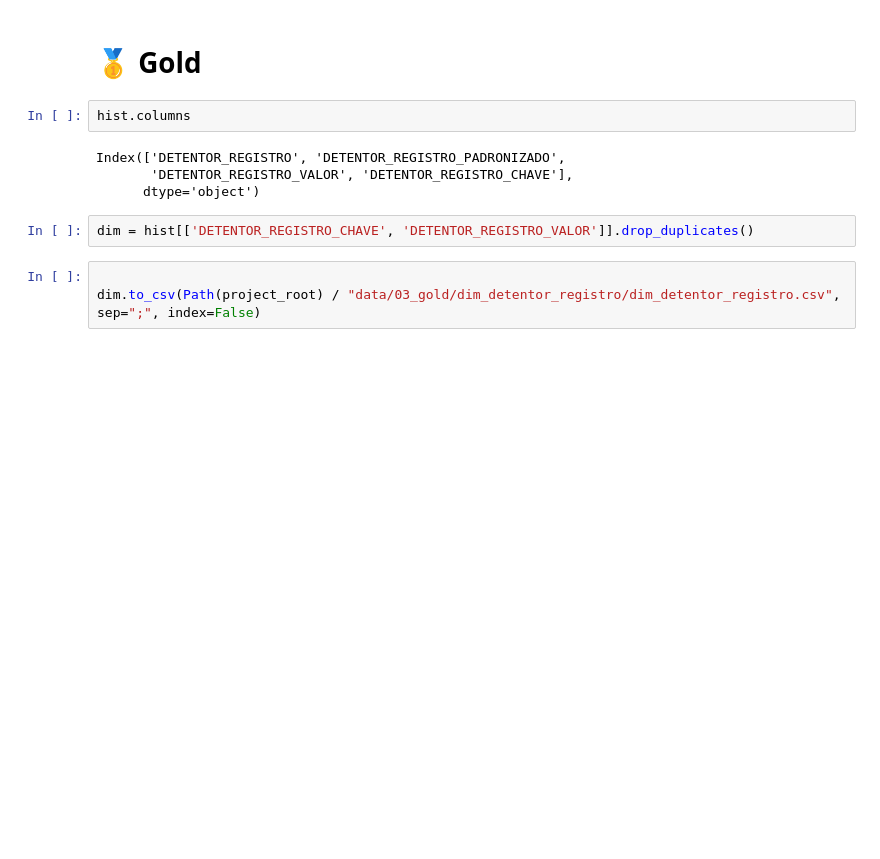
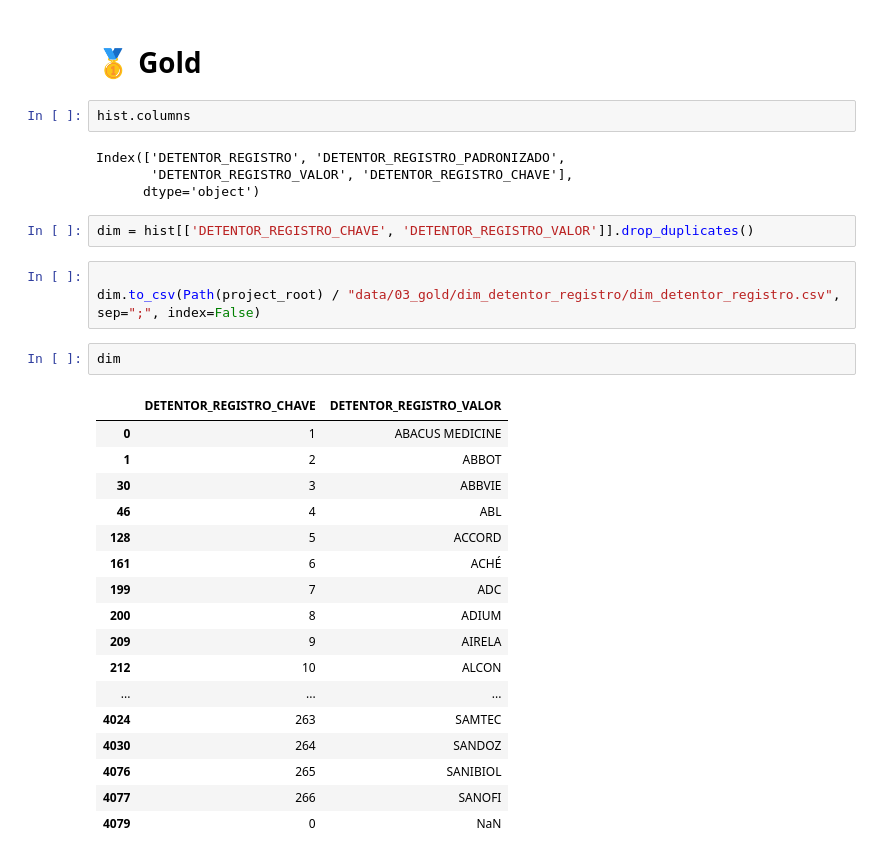
Before and after one commit to mlab-inf-ufrgs/vigimed, a Jupyter notebook: src/medicamentos/elt_dim_detentor_registro.ipynb, the cells around one changed output. Cells and saved outputs as stored; diff of their text form; blank space fills up the shorter version.

```diff
--- a/src/medicamentos/elt_dim_detentor_registro.ipynb
+++ b/src/medicamentos/elt_dim_detentor_registro.ipynb
@@ -107,3 +107,23 @@ dim = hist[['DETENTOR_REGISTRO_CHAVE', 'DETENTOR_REGISTRO_VALOR']].drop_duplicat
 # %%
 
 dim.to_csv(Path(project_root) / "data/03_gold/dim_detentor_registro/dim_detentor_registro.csv", sep=";", index=False)
+# %%
+dim
+# %% [output]
+|  | DETENTOR_REGISTRO_CHAVE | DETENTOR_REGISTRO_VALOR |
+| 0 | 1 | ABACUS MEDICINE |
+| 1 | 2 | ABBOT |
+| 30 | 3 | ABBVIE |
+| 46 | 4 | ABL |
+| 128 | 5 | ACCORD |
+| 161 | 6 | ACHÉ |
+| 199 | 7 | ADC |
+| 200 | 8 | ADIUM |
+| 209 | 9 | AIRELA |
+| 212 | 10 | ALCON |
+| ... | ... | ... |
+| 4024 | 263 | SAMTEC |
+| 4030 | 264 | SANDOZ |
+| 4076 | 265 | SANIBIOL |
+| 4077 | 266 | SANOFI |
+| 4079 | 0 | NaN |
```
Also changed, not shown: 14 other files.
